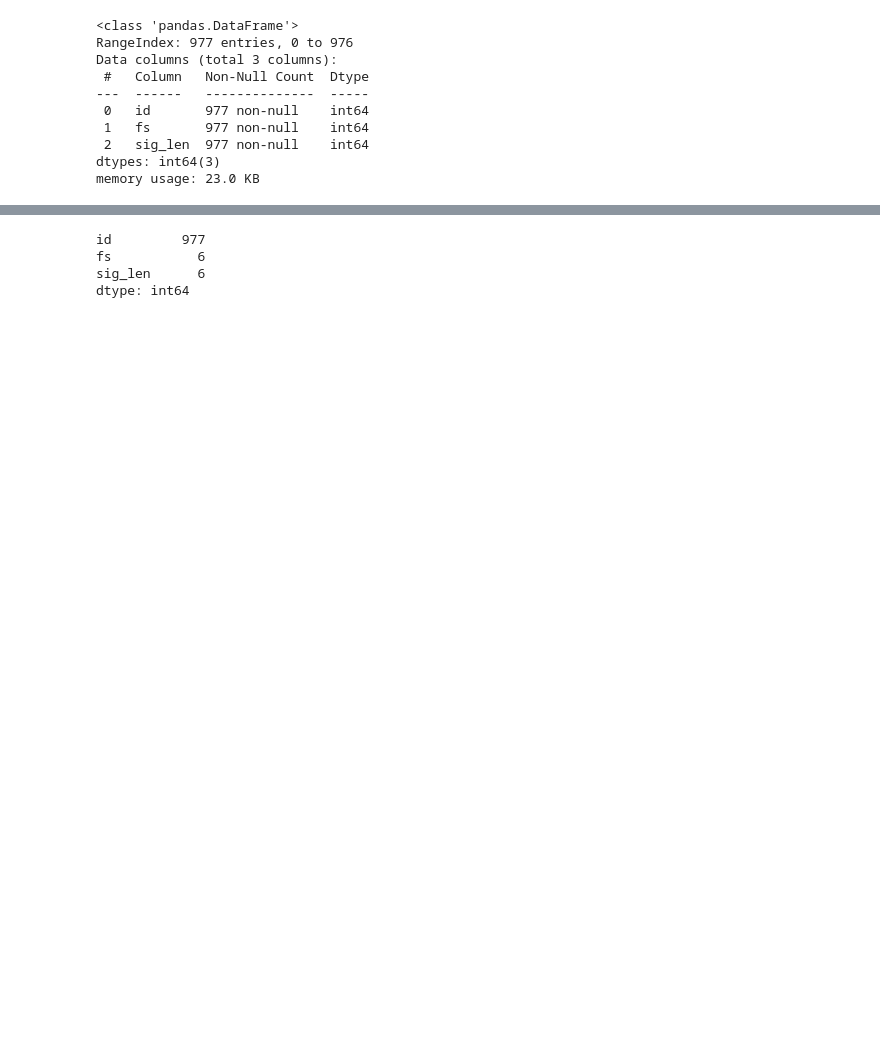
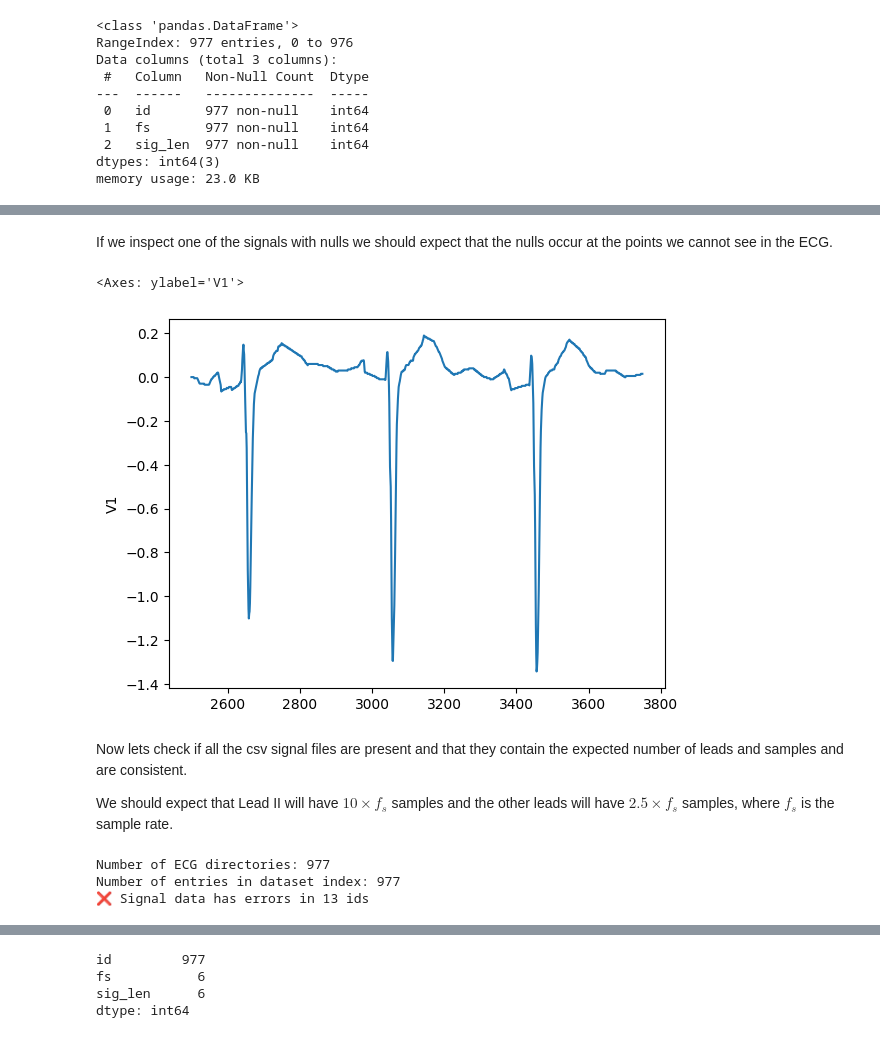
Before and after one commit to twgjr/ECG-digitizer, a Jupyter notebook: eda.ipynb, the cells around one changed output, grey strips where cells are left out. Saved outputs shown, nothing was run; the diff lists cells and outputs as text; code cells hidden in the pictures; blank space fills up the shorter version.

Commit message:
Post eda and cleaning. Dataset updated.

```diff
--- a/eda.ipynb
+++ b/eda.ipynb
@@ -32,0 +84,69 @@ data.describe()
+# %% [markdown]
+If we inspect one of the signals with nulls we should expect that the nulls occur at the points we cannot see in the ECG.
+# %%
+ecg_id = 7663343
+signal_csv_path = os.path.join(ECG_DIR, str(ecg_id), f'{ecg_id}.csv')
+sample_df = pd.read_csv(signal_csv_path)
+sns.lineplot(sample_df['V1'])
+# %% [output]
+<Axes: ylabel='V1'>
+[figure, added]
+# %% [markdown]
+Now lets check if all the csv signal files are present and that they contain the expected number of leads and samples and are consistent.
+
+We should expect that Lead II will have $10 \times f_s$ samples and the other leads will have $2.5 \times f_s$ samples, where $f_s$ is the sample rate.
+# %%
+ecg_dir_list = os.listdir(ECG_DIR)
+print(f"Number of ECG directories: {len(ecg_dir_list)}")
+print(f"Number of entries in dataset index: {len(data_df)}")
+
+def open_sample(ecg_id: int):
+    signal_csv_path = os.path.join(ECG_DIR, str(ecg_id), f'{ecg_id}.csv')
+    sample_df = pd.read_csv(signal_csv_path)
+    return sample_df
+
+def check_sig_len_errors():
+    err_map = {}
+    # open each signal CSV and check its parameters
+    for ecg_id, fs, sig_len in data_df.itertuples(index=False):
+        sample_df = open_sample(ecg_id)
+        leadII_len = 10 * fs
+        other_lead_len = int(2.5 * fs)
+
+        expected = None
+        for col in sample_df:
+            lead_sig_len = sample_df[col].count()
+            if (col == "II" and lead_sig_len != leadII_len):
+                expected = leadII_len
+            elif (col != "II" and lead_sig_len != other_lead_len):
+                expected = other_lead_len
+
+            if expected is not None:
+                if 'fs' not in err_map:
+                    err_map['fs'] = {ecg_id: fs}
+                else:
+                    err_map['fs'][ecg_id] = fs
+
+                if f'{col}_actual' not in err_map:
+                    err_map[f'{col}_actual'] = {ecg_id: lead_sig_len}
+                else:
+                    err_map[f'{col}_actual'][ecg_id] = lead_sig_len
+
+                if f'{col}_expected' not in err_map:
+                    err_map[f'{col}_expected'] = {ecg_id: expected}
+                else:
+                    err_map[f'{col}_expected'][ecg_id] = expected
+                expected = None
+
+    if len(err_map) > 0:
+        print(f'\u274C Signal data has errors in {len(err_map)} id''s')
+    else:
+        print("\u2705 No errors detected")
+
+    return pd.DataFrame(err_map)
+
+err_df = check_sig_len_errors()
+# %% [output]
+Number of ECG directories: 977
+Number of entries in dataset index: 977
+❌ Signal data has errors in 13 ids
```
Also changed, not shown: parts of 25 cells of this notebook, 2 other files.
